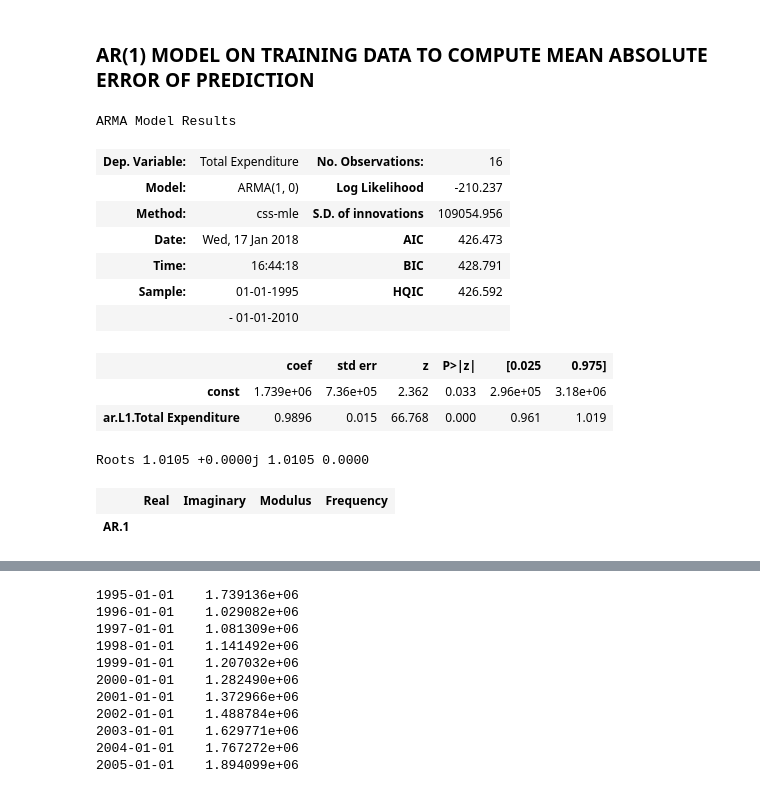
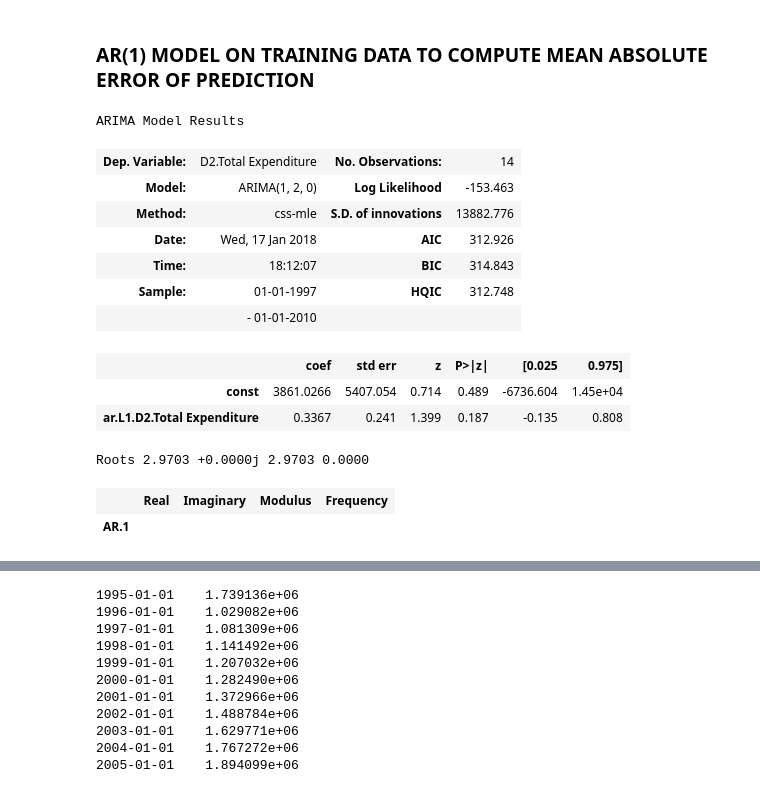
Before and after one commit to judesgit/GA-Data_Science, a Jupyter notebook: projects/final-project/Jude Nwosu -- GA Project -- HealthCare Final Project.ipynb, the cells around one changed output, grey strips where cells are left out. Saved outputs shown, nothing was run; the diff lists cells and outputs as text; code cells hidden in the pictures.

```diff
--- a/projects/final-project/Jude Nwosu -- GA Project -- HealthCare Final Project.ipynb
+++ b/projects/final-project/Jude Nwosu -- GA Project -- HealthCare Final Project.ipynb
@@ -184,21 +189,21 @@ dtype('float64')
 import statsmodels.api as sm
 from sklearn.metrics import mean_absolute_error
 # %%
-model = sm.tsa.ARIMA (train, (1, 0, 0)).fit()
+model = sm.tsa.ARIMA (train, (1, 2, 0)).fit()
 model.summary()
 # %% [output]
-ARMA Model Results
+ARIMA Model Results
-| Dep. Variable: | Total Expenditure | No. Observations: | 16 |
-| Model: | ARMA(1, 0) | Log Likelihood | -210.237 |
-| Method: | css-mle | S.D. of innovations | 109054.956 |
-| Date: | Wed, 17 Jan 2018 | AIC | 426.473 |
-| Time: | 16:44:18 | BIC | 428.791 |
-| Sample: | 01-01-1995 | HQIC | 426.592 |
+| Dep. Variable: | D2.Total Expenditure | No. Observations: | 14 |
+| Model: | ARIMA(1, 2, 0) | Log Likelihood | -153.463 |
+| Method: | css-mle | S.D. of innovations | 13882.776 |
+| Date: | Wed, 17 Jan 2018 | AIC | 312.926 |
+| Time: | 18:12:07 | BIC | 314.843 |
+| Sample: | 01-01-1997 | HQIC | 312.748 |
 |  | - 01-01-2010 |  |  |
 |  | coef | std err | z | P>|z| | [0.025 | 0.975] |
-| const | 1.739e+06 | 7.36e+05 | 2.362 | 0.033 | 2.96e+05 | 3.18e+06 |
-| ar.L1.Total Expenditure | 0.9896 | 0.015 | 66.768 | 0.000 | 0.961 | 1.019 |
+| const | 3861.0266 | 5407.054 | 0.714 | 0.489 | -6736.604 | 1.45e+04 |
+| ar.L1.D2.Total Expenditure | 0.3367 | 0.241 | 1.399 | 0.187 | -0.135 | 0.808 |
-Roots 1.0105 +0.0000j 1.0105 0.0000
+Roots 2.9703 +0.0000j 2.9703 0.0000
 |  | Real | Imaginary | Modulus | Frequency |
 | AR.1 |
 # %%
```
Also changed, not shown: parts of 6 cells of this notebook.
